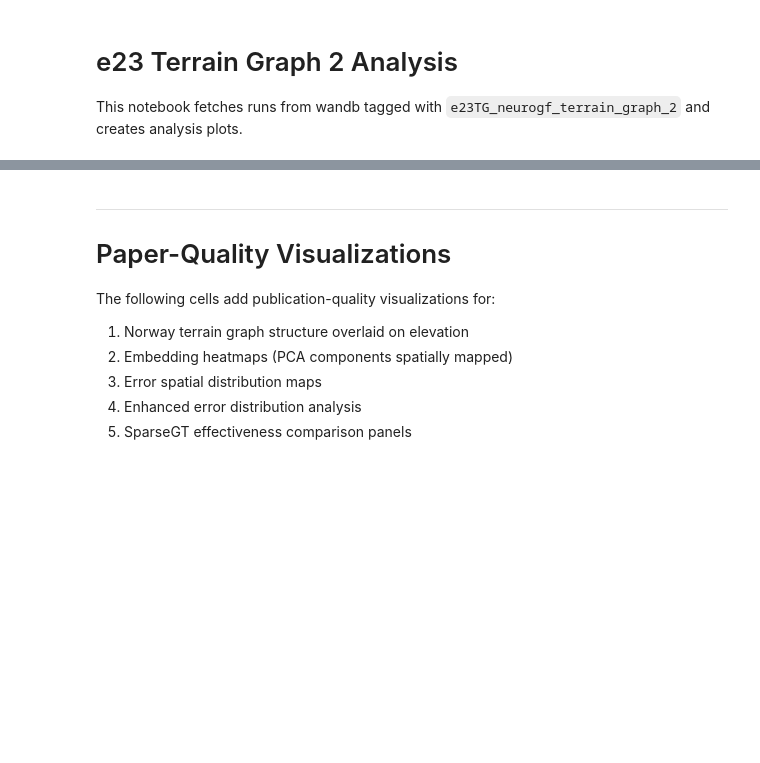
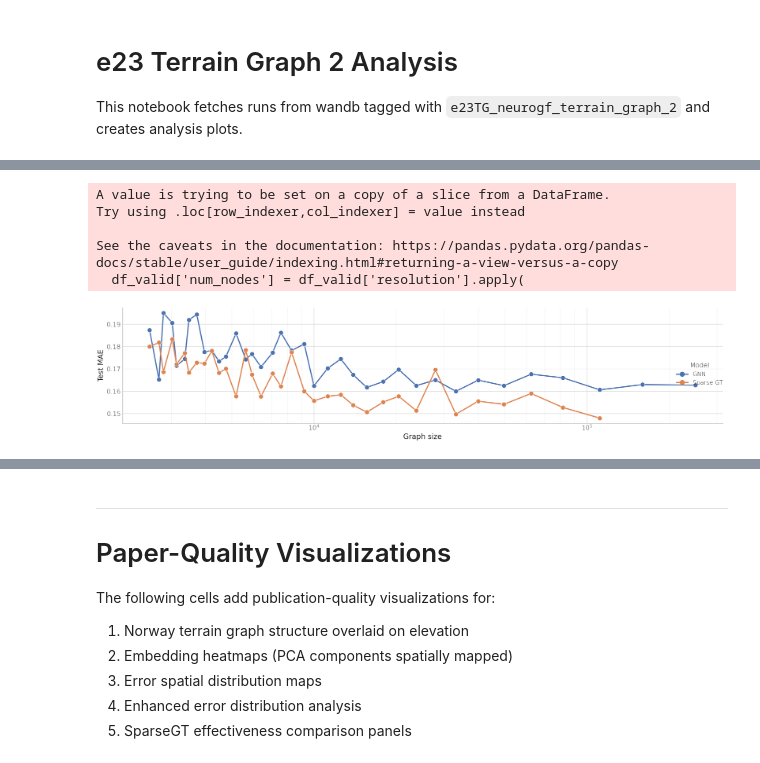
Before and after one commit to jotaporras/shortest-paths-nn, a Jupyter notebook: notebooks/e23_terrain_graph_2_analysis.ipynb, the cells around one changed output, grey strips where cells are left out. Drawn from its saved outputs; the diff is of its cells as text; code cells hidden in the pictures; blank space fills up the shorter version.

Commit message:
Add code for nice plot of graph-sized transferability (paper)

```diff
--- a/notebooks/e23_terrain_graph_2_analysis.ipynb
+++ b/notebooks/e23_terrain_graph_2_analysis.ipynb
@@ -411,0 +215,71 @@ plt.show()
+# %%
+# Best performance per resolution per layer_type
+# Filter out rows with NaN in ERROR_COL before groupby to avoid KeyError
+df_valid = df.dropna(subset=[ERROR_COL])
+
+# Compute num_nodes from resolution (Norway 2000x2000 terrain)
+ORIGINAL_DIM = 2000
+df_valid['num_nodes'] = df_valid['resolution'].apply(
+    lambda r: ((ORIGINAL_DIM - 1) // r + 1) ** 2
+)
+
+best_per_resolution = df_valid.loc[df_valid.groupby(['layer_type', 'resolution'])[ERROR_COL].idxmin()]
+
+# Paper-quality styling
+plt.rcParams.update({
+    'font.family': 'sans-serif',
+    'font.sans-serif': ['Lato', 'DejaVu Sans', 'Helvetica', 'Arial'],
+    'font.weight': 'light',
+    'font.size': 14,
+    'axes.labelsize': 16,
+    'axes.titlesize': 16,
+    'axes.linewidth': 1.5,
+    'legend.fontsize': 13,
+    'xtick.labelsize': 14,
+    'ytick.labelsize': 14,
+    'lines.linewidth': 2.5,
+    'lines.markersize': 10,
+    'pdf.fonttype': 42,
+    'ps.fonttype': 42,
+})
+
+# Label mapping for paper
+LABEL_MAP = {'TAGConv': 'GNN', 'SparseGT': 'Sparse GT'}
+
+# Prepare data with renamed labels
+df_plot = best_per_resolution.copy()
+df_plot['Model'] = df_plot['layer_type'].map(LABEL_MAP)
+
+# Performance by num_nodes (BEST runs only - paper figure)
+g = sns.relplot(
+    data=df_plot.sort_values("Model", ascending=True),
+    x='num_nodes',
+    y=ERROR_COL,
+    hue='Model',
+    kind='line',
+    marker='o',
+    height=4.5,
+    aspect=4
+)
+
+g.set_axis_labels('Graph size', ERROR_LABEL)
+g.legend.set_title('Model')
+g.ax.set_xscale('log')  # Log scale for better visualization
+
+# Add minor gridlines for better granularity
+from matplotlib.ticker import LogLocator, LogFormatterSciNotation
+g.ax.xaxis.set_minor_locator(LogLocator(base=10.0, subs=np.arange(2, 10) * 0.1, numticks=100))
+g.ax.grid(True, which='major', alpha=0.7, linewidth=1.0)
+g.ax.grid(True, which='minor', alpha=0.45, linewidth=0.5)
+
+g.savefig('figures/norway_transferability.pdf', bbox_inches='tight', dpi=300)
+g.savefig('figures/norway_transferability.png', bbox_inches='tight', dpi=300)
+plt.tight_layout()
+plt.show()
+# %% [output]
+A value is trying to be set on a copy of a slice from a DataFrame.
+Try using .loc[row_indexer,col_indexer] = value instead
+
+See the caveats in the documentation: https://pandas.pydata.org/pandas-docs/stable/user_guide/indexing.html#returning-a-view-versus-a-copy
+  df_valid['num_nodes'] = df_valid['resolution'].apply(
+[figure, added]
```
Also changed, not shown: parts of 55 cells of this notebook.
